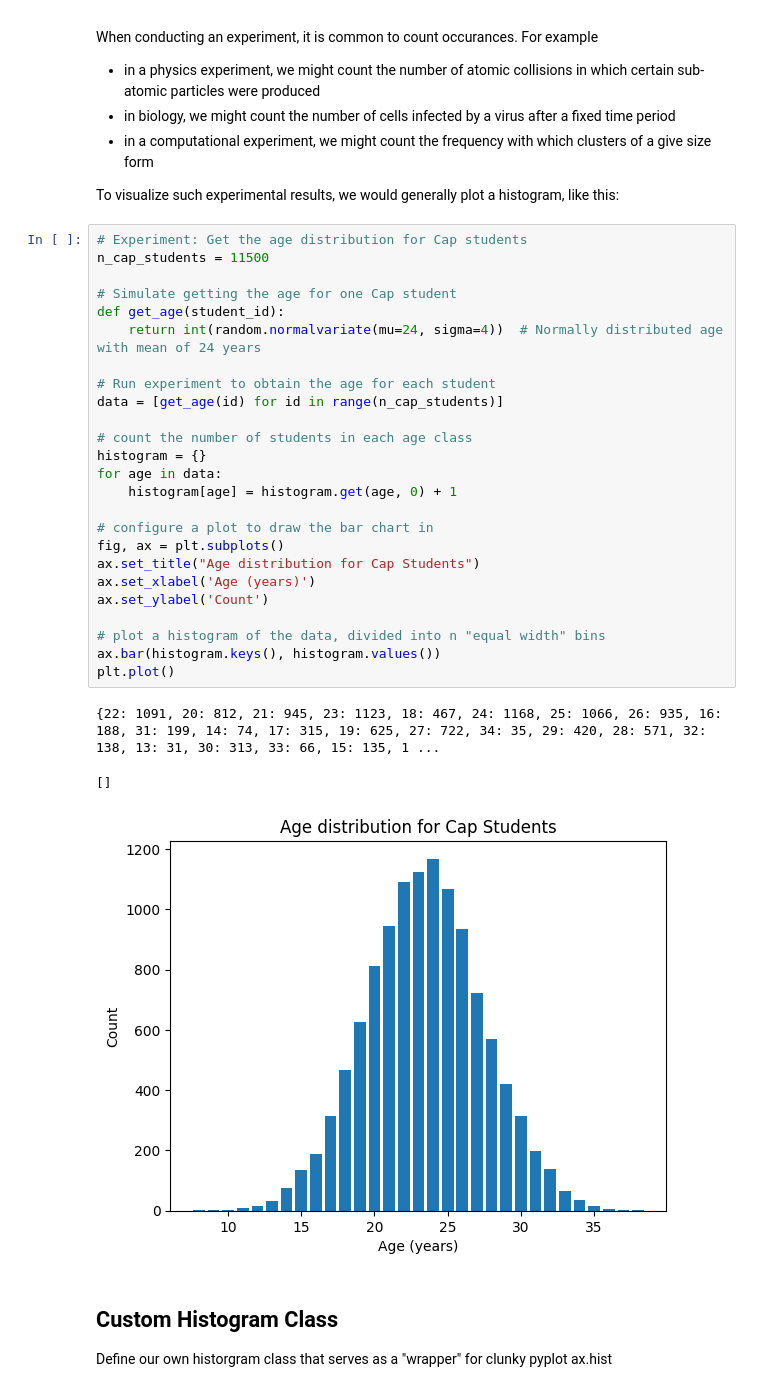
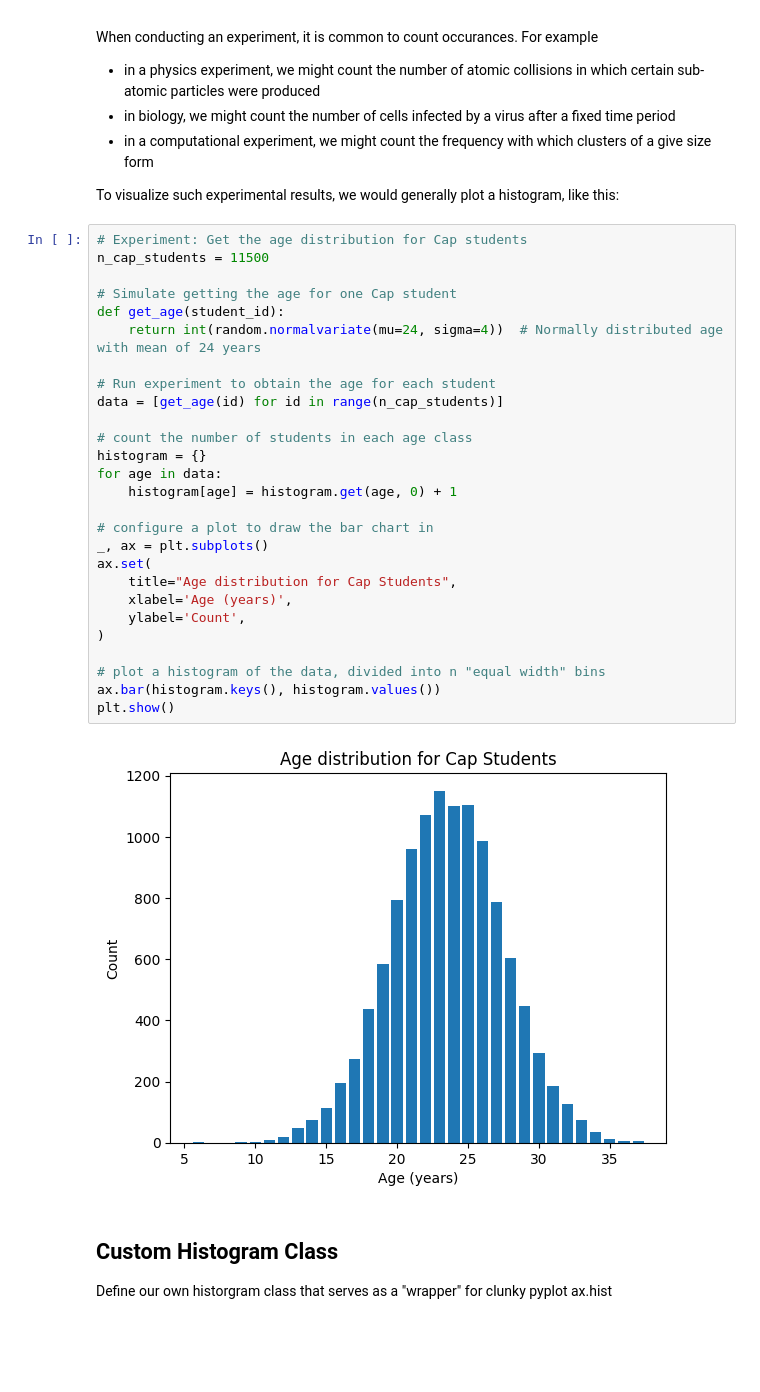
Before and after one commit to powderflask/cap-comp215, a Jupyter notebook: lessons/week03-objects.ipynb, the cells around one changed output. Cells and saved outputs as stored; diff of their text form; blank space fills up the shorter version.

```diff
--- a/lessons/week03-objects.ipynb
+++ b/lessons/week03-objects.ipynb
@@ -57,32 +57,32 @@ To visualize such experimental results, we would generally plot a histogram, lik
 # %%
 # Experiment: Get the age distribution for Cap students
 n_cap_students = 11500
 
 # Simulate getting the age for one Cap student
 def get_age(student_id):
     return int(random.normalvariate(mu=24, sigma=4))  # Normally distributed age with mean of 24 years
 
 # Run experiment to obtain the age for each student
 data = [get_age(id) for id in range(n_cap_students)]
 
 # count the number of students in each age class
 histogram = {}
 for age in data:
     histogram[age] = histogram.get(age, 0) + 1
 
 # configure a plot to draw the bar chart in
-fig, ax = plt.subplots()
-ax.set_title("Age distribution for Cap Students")
-ax.set_xlabel('Age (years)')
-ax.set_ylabel('Count')
+_, ax = plt.subplots()
+ax.set(
+    title="Age distribution for Cap Students",
+    xlabel='Age (years)',
+    ylabel='Count',
+)
 
 # plot a histogram of the data, divided into n "equal width" bins
 ax.bar(histogram.keys(), histogram.values())
-plt.plot()
+plt.show()
 # %% [output]
-{22: 1091, 20: 812, 21: 945, 23: 1123, 18: 467, 24: 1168, 25: 1066, 26: 935, 16: 188, 31: 199, 14: 74, 17: 315, 19: 625, 27: 722, 34: 35, 29: 420, 28: 571, 32: 138, 13: 31, 30: 313, 33: 66, 15: 135, 1 ...
-[]
-[figure, old version]
+[figure, new version]
 # %% [markdown]
 ## Custom Histogram Class
 
```
Also changed, not shown: parts of 3 cells of this notebook, 3 other files.
